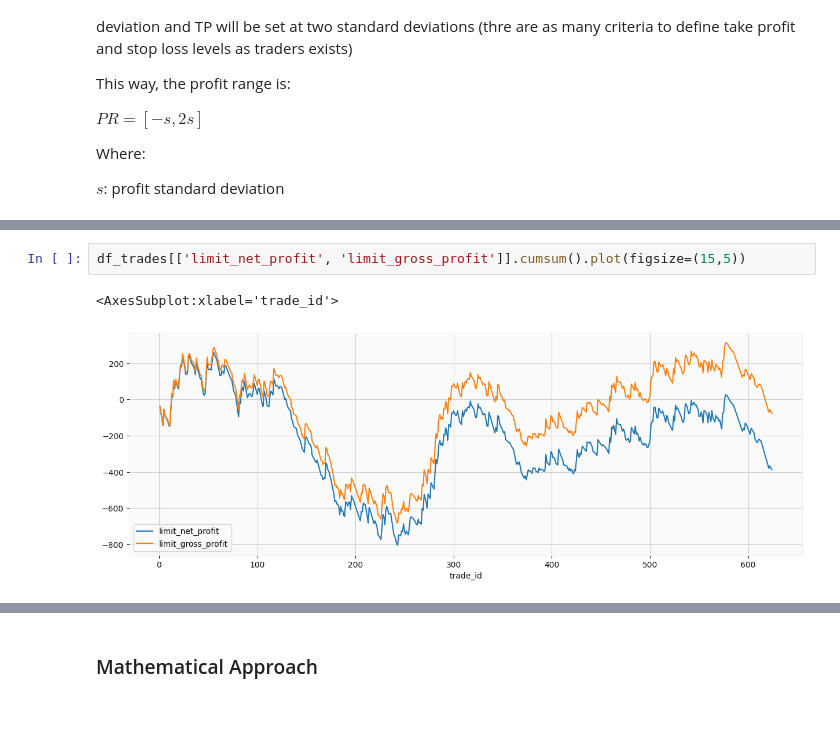
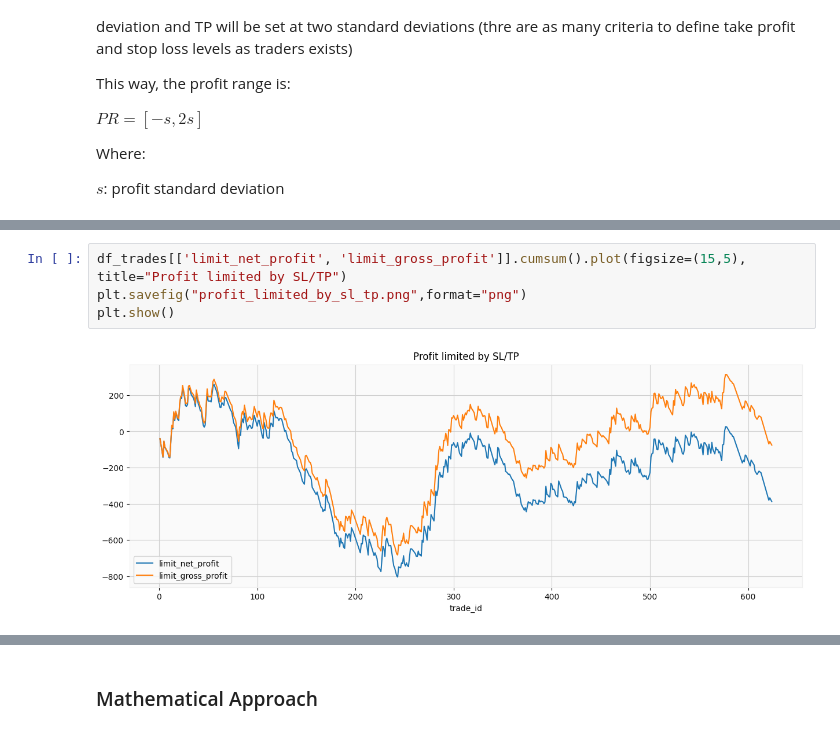
Before and after one commit to mchiuminatto/MVA_Crossover, a Jupyter notebook: SMA Crossover v.1.1.ipynb, the cells around one changed output, grey strips where cells are left out. Drawn from its saved outputs; the diff is of its cells as text.

```diff
--- a/SMA Crossover v.1.1.ipynb
+++ b/SMA Crossover v.1.1.ipynb
@@ -575,7 +582,8 @@ After Removing Outliers : Min profit  -43.92717752033775 max profit  87.85435504
 # %%
-df_trades[['limit_net_profit', 'limit_gross_profit']].cumsum().plot(figsize=(15,5))
+df_trades[['limit_net_profit', 'limit_gross_profit']].cumsum().plot(figsize=(15,5), title="Profit limited by SL/TP")
+plt.savefig("profit_limited_by_sl_tp.png",format="png")
+plt.show()
 # %% [output]
-<AxesSubplot:xlabel='trade_id'>
-[figure, old version]
+[figure, new version]
 # %%
 alpha = 0.05
```
Also changed, not shown: parts of 19 cells of this notebook, 7 other files.
